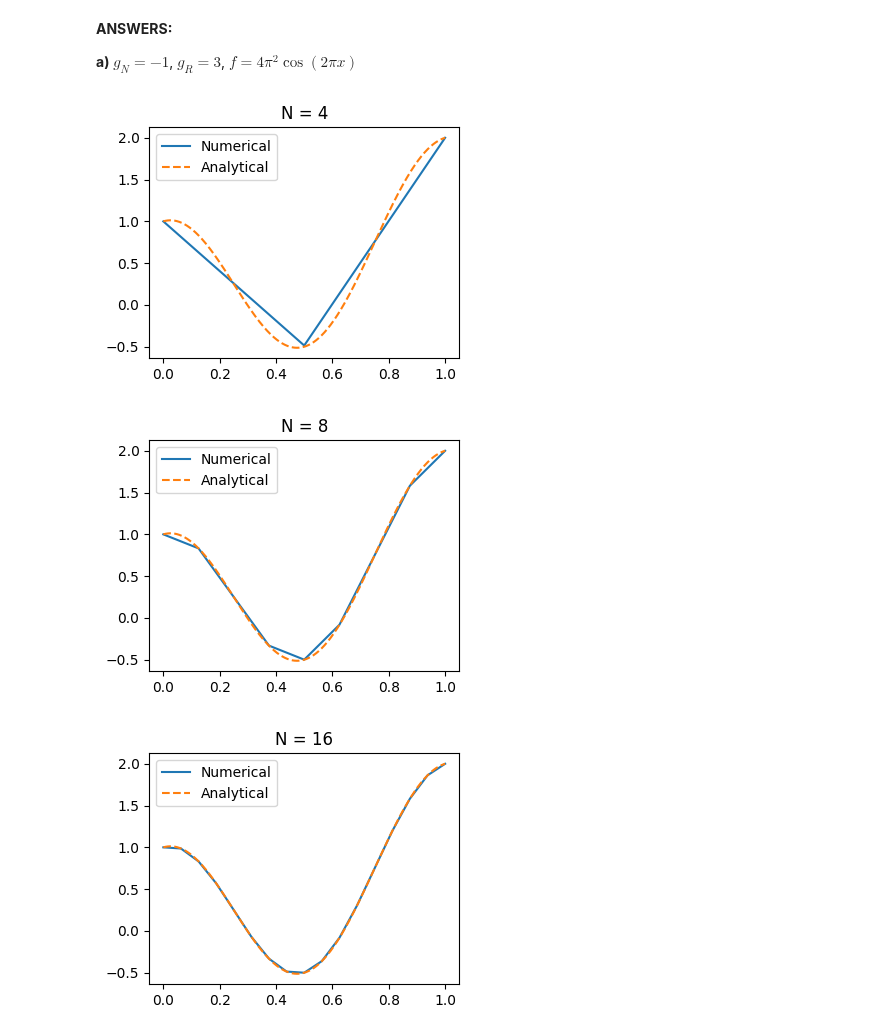
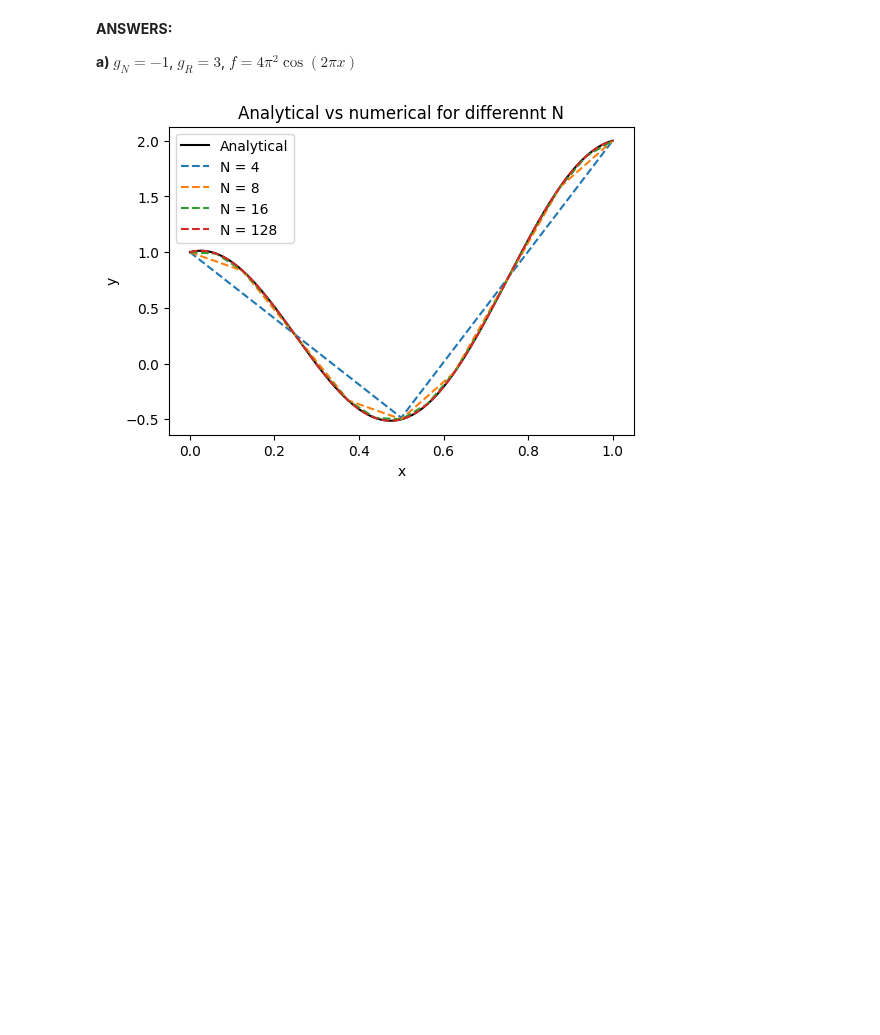
Before and after one commit to todj107/NumPDE, a Jupyter notebook: lab_03_tor.ipynb, the cells around one changed output. Saved outputs shown, nothing was run; the diff lists cells and outputs as text; code cells hidden in the pictures; blank space fills up the shorter version.

```diff
--- a/lab_03_tor.ipynb
+++ b/lab_03_tor.ipynb
@@ -247,24 +249,27 @@ N_list = [4, 8, 16, 128]
 x_analytic = np.linspace(0,1,1000)
 u_analytic = lambda x: x + np.cos(2*np.pi*x)
 # %%
-for N in N_list:
+plt.figure(figsize = [6,4])
+plt.plot(x_analytic, u_analytic(x_analytic), "-", color='black')
+legend = ["Analytical"]
+
+for i,N in enumerate(N_list):
     x = np.linspace(0,1,N+1)
     # Assemble A and b
     A = AssembleStiffnessMatrix1D(x)
     b = AssembleLoadVector1D(x, f, g_N, g_R)
 
     # Solve to find num. solution
     u_h = la.solve(A,b)
 
     # Plot
-    plt.figure(figsize = [4,3])
-    plt.plot(x, u_h)
-    plt.plot(x_analytic, u_analytic(x_analytic), "--")
-    plt.legend(["Numerical", "Analytical"])
-    plt.title(f"N = {N}")
+    plt.plot(x, u_h, "--")
+    legend.append(f"N = {N}")
 
+plt.legend(legend)
+plt.title("Analytical vs numerical for differennt N")
+plt.xlabel("x")
+plt.ylabel("y")
 plt.show()
 # %% [output]
-[figure, old version]
+[figure, new version]
-[figure, removed]
-[figure, removed]
```
Also changed, not shown: parts of 4 cells of this notebook.
